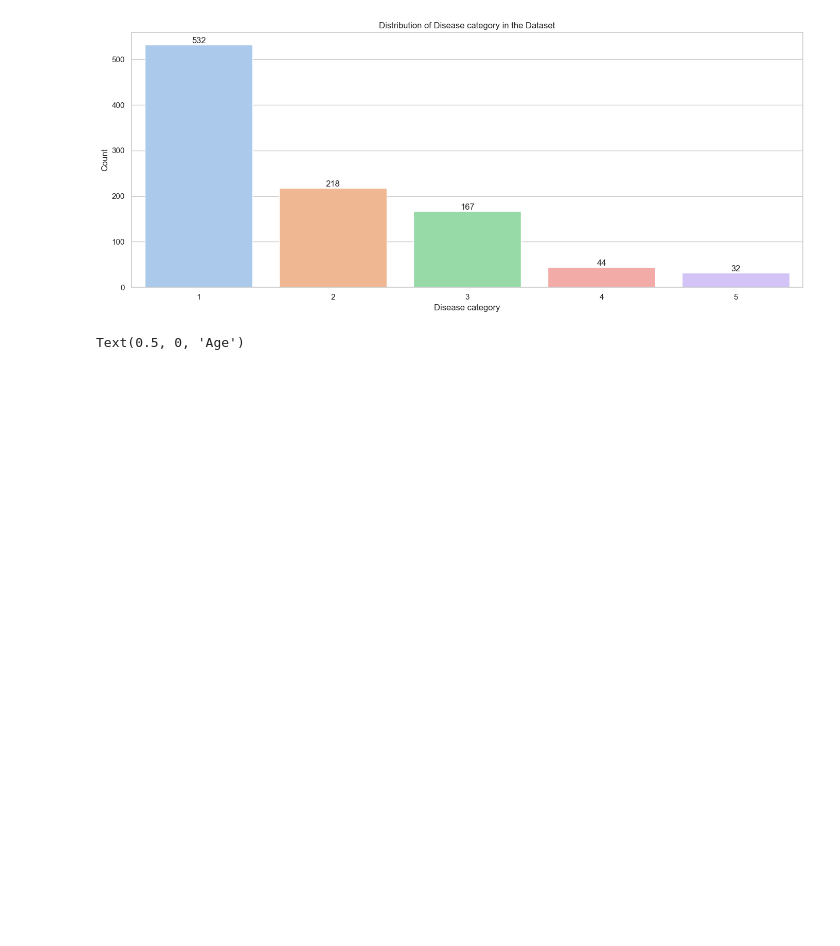
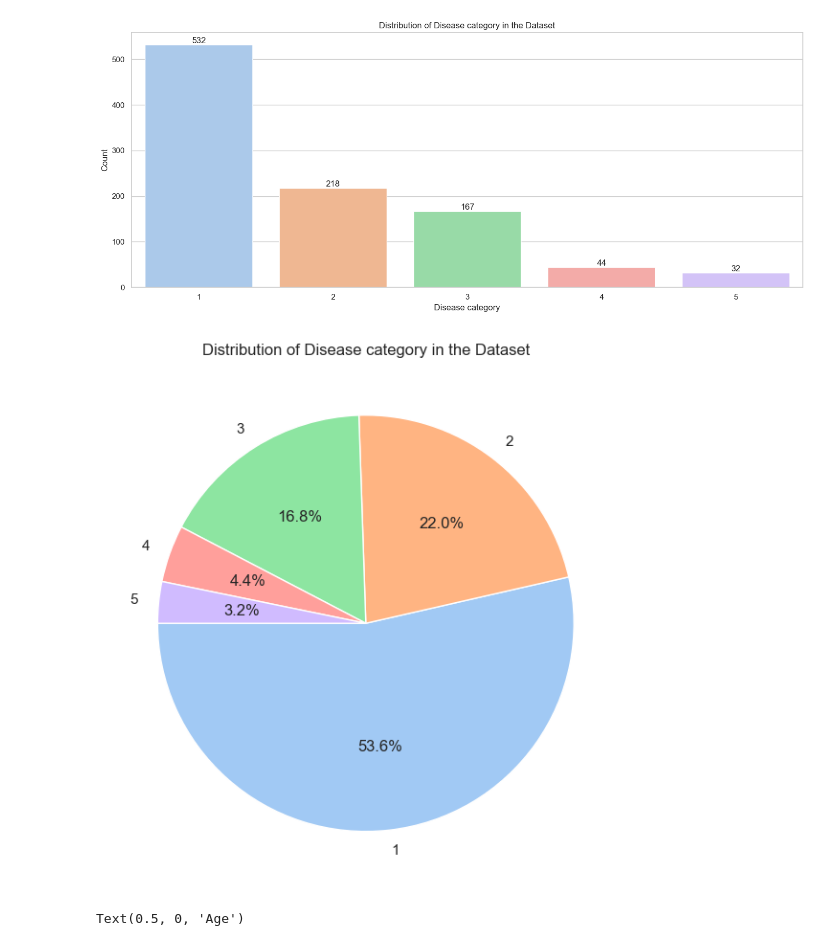
Before and after one commit to LittleFish-Coder/multimodal-pathological-voice-classification-competition, a Jupyter notebook: eda.ipynb, the cells around one changed output. Cells and saved outputs as stored; diff of their text form; code cells hidden in the pictures; blank space fills up the shorter version.

```diff
--- a/eda.ipynb
+++ b/eda.ipynb
@@ -153,6 +153,15 @@ plt.tight_layout()
 plt.show()
 # %% [output]
 [figure]
+# %%
+# pie chart
+plt.figure(figsize=(14, 6))
+plt.pie(label_counts, labels=label_counts.index, autopct='%1.1f%%', startangle=180)
+plt.title('Distribution of Disease category in the Dataset')
+plt.tight_layout()
+plt.show()
+# %% [output]
+[figure, added]
 # %%
 # distribution of age
 plt.style.use("seaborn")
```
Also changed, not shown: 8 other files.
